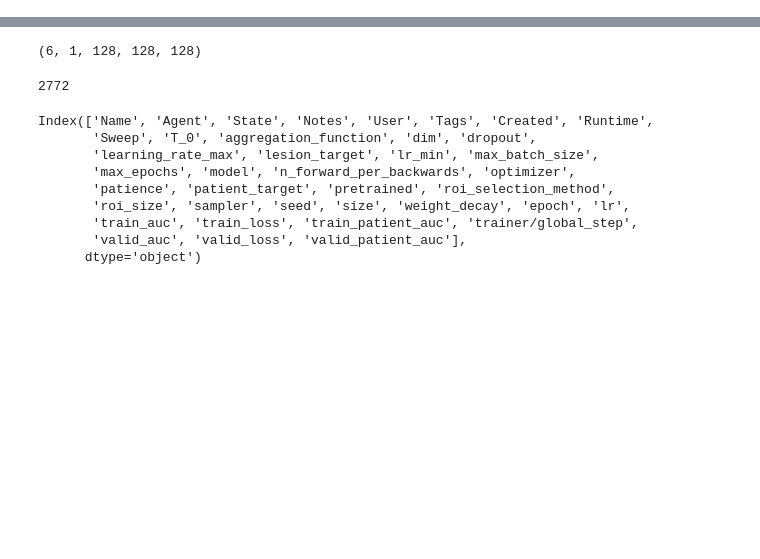
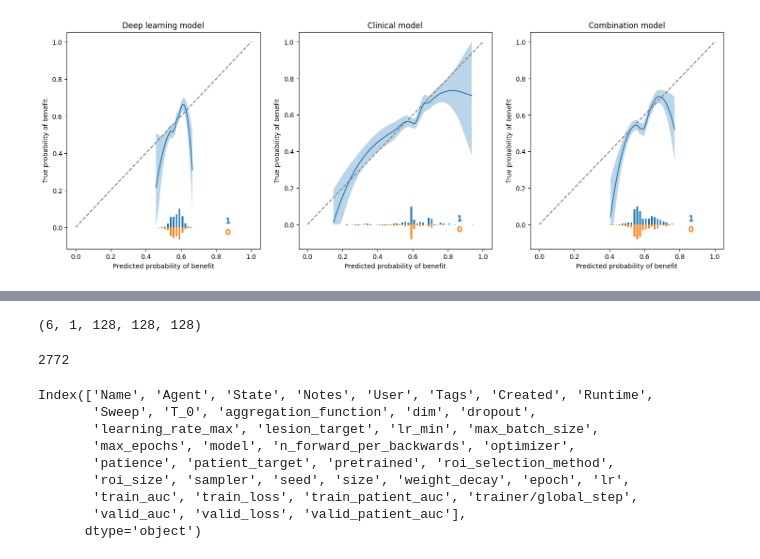
Before and after one commit to RensterMaat/premium_dl_ct, a Jupyter notebook: 01_explore.ipynb, the cells around one changed output, grey strips where cells are left out. Saved outputs shown, nothing was run; the diff lists cells and outputs as text; code cells hidden in the pictures; blank space fills up the shorter version.

```diff
--- a/01_explore.ipynb
+++ b/01_explore.ipynb
@@ -359,0 +258,12 @@ fig.show()
+# %%
+fig, ax = plt.subplots(1,3, figsize=(18,6))
+ax[0].set_title('Deep learning model')
+ax[1].set_title('Clinical model')
+ax[2].set_title('Combination model')
+
+plot_calibration_curve('calibrated_dl_preds',target,results.dropna(subset=['dcb']),ax[0])
+plot_calibration_curve('clinical_preds',target,results.dropna(subset=['dcb']),ax[1])
+plot_calibration_curve('combination_preds',target,results.dropna(subset=['dcb']),ax[2])
+fig.show()
+# %% [output]
+[figure, added]
```
Also changed, not shown: parts of 32 cells of this notebook, 28 other files.
